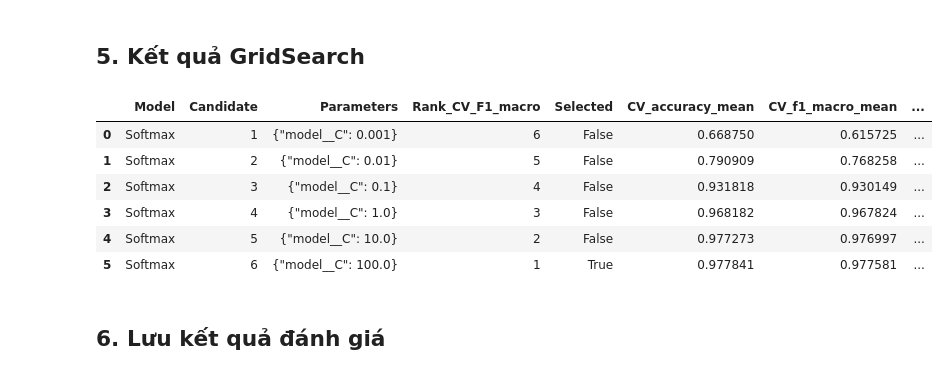
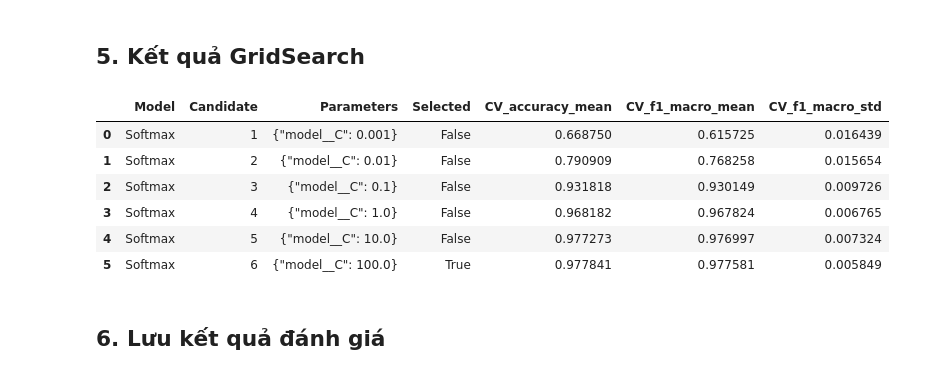
Before and after one commit to phamhongtrieu/Crop_Recommendation_System, a Jupyter notebook: models/softmax/evaluate.ipynb, the cells around one changed output. Saved outputs shown, nothing was run; the diff lists cells and outputs as text; code cells hidden in the pictures.

```diff
--- a/models/softmax/evaluate.ipynb
+++ b/models/softmax/evaluate.ipynb
@@ -72,25 +72,24 @@ display(summary)
 # %%
 grid_rows = []
 for i, parameters in enumerate(results["params"]):
     grid_rows.append({
         "Model": "Softmax", "Candidate": i + 1,
         "Parameters": json.dumps(parameters, sort_keys=True),
-        "Rank_CV_F1_macro": int(results["rank_test_f1_macro"][i]),
         "Selected": i == best_index,
         "CV_accuracy_mean": float(results["mean_test_accuracy"][i]),
         "CV_f1_macro_mean": float(results["mean_test_f1_macro"][i]),
         "CV_f1_macro_std": float(results["std_test_f1_macro"][i]),
     })
 grid = pd.DataFrame(grid_rows)
 display(grid)
 # %% [output]
-|  | Model | Candidate | Parameters | Rank_CV_F1_macro | Selected | CV_accuracy_mean | CV_f1_macro_mean | ... |
-| 0 | Softmax | 1 | {"model__C": 0.001} | 6 | False | 0.668750 | 0.615725 | ... |
-| 1 | Softmax | 2 | {"model__C": 0.01} | 5 | False | 0.790909 | 0.768258 | ... |
-| 2 | Softmax | 3 | {"model__C": 0.1} | 4 | False | 0.931818 | 0.930149 | ... |
-| 3 | Softmax | 4 | {"model__C": 1.0} | 3 | False | 0.968182 | 0.967824 | ... |
-| 4 | Softmax | 5 | {"model__C": 10.0} | 2 | False | 0.977273 | 0.976997 | ... |
-| 5 | Softmax | 6 | {"model__C": 100.0} | 1 | True | 0.977841 | 0.977581 | ... |
+|  | Model | Candidate | Parameters | Selected | CV_accuracy_mean | CV_f1_macro_mean | CV_f1_macro_std |
+| 0 | Softmax | 1 | {"model__C": 0.001} | False | 0.668750 | 0.615725 | 0.016439 |
+| 1 | Softmax | 2 | {"model__C": 0.01} | False | 0.790909 | 0.768258 | 0.015654 |
+| 2 | Softmax | 3 | {"model__C": 0.1} | False | 0.931818 | 0.930149 | 0.009726 |
+| 3 | Softmax | 4 | {"model__C": 1.0} | False | 0.968182 | 0.967824 | 0.006765 |
+| 4 | Softmax | 5 | {"model__C": 10.0} | False | 0.977273 | 0.976997 | 0.007324 |
+| 5 | Softmax | 6 | {"model__C": 100.0} | True | 0.977841 | 0.977581 | 0.005849 |
 # %% [markdown]
 ## 6. Lưu kết quả đánh giá
 # %%
```
Also changed, not shown: 16 other files.
